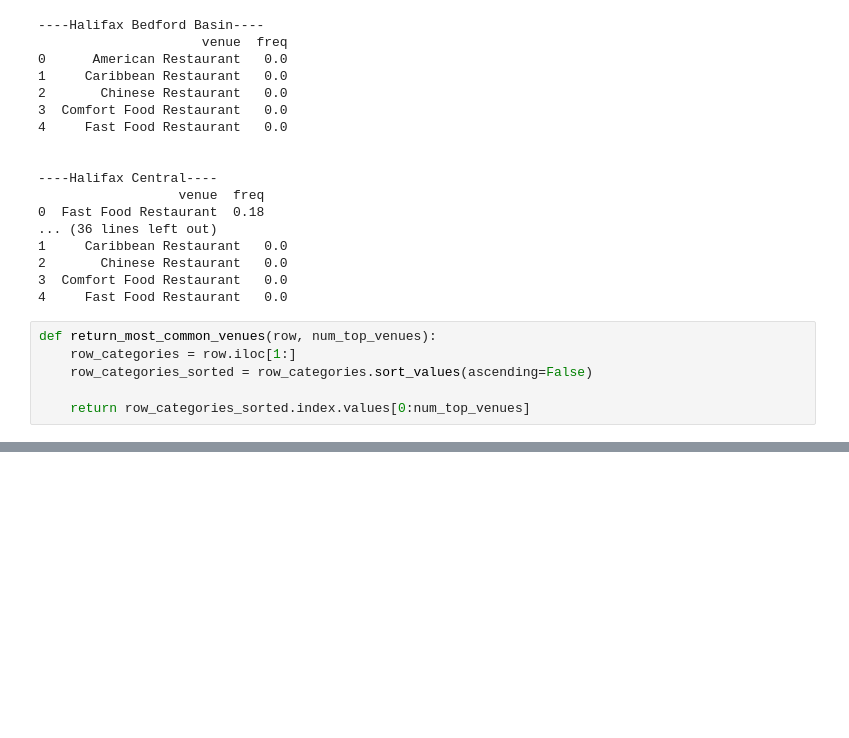
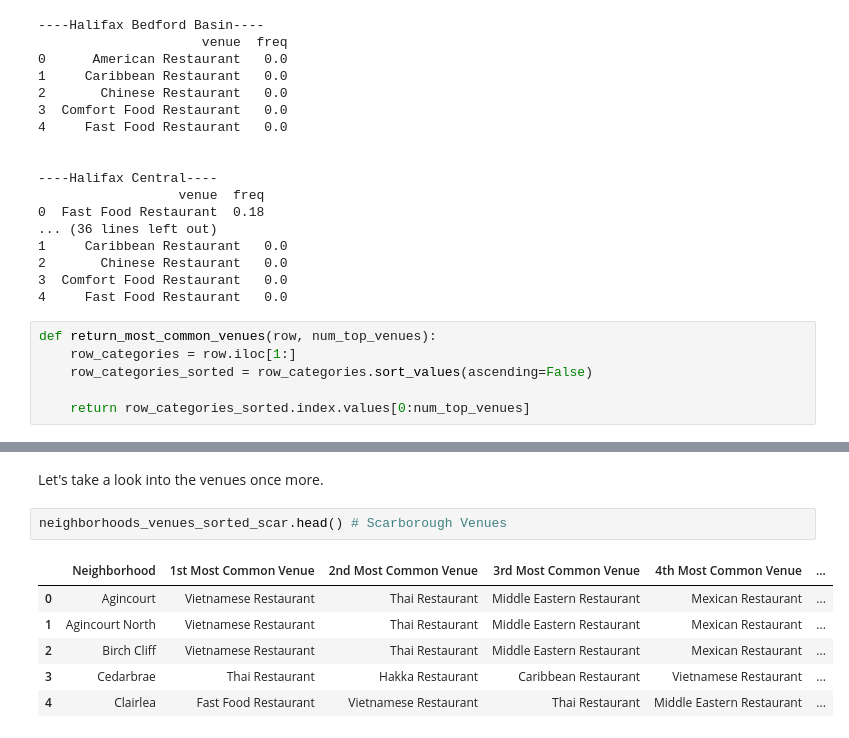
Before and after one commit to KrishnaChaitanya1/Coursera_Capstone, a Jupyter notebook: Final Capstone Project/Relations between food cuisines.ipynb, the cells around one changed output, grey strips where cells are left out. Drawn from its saved outputs; the diff is of its cells as text; blank space fills up the shorter version.

```diff
--- a/Final Capstone Project/Relations between food cuisines.ipynb
+++ b/Final Capstone Project/Relations between food cuisines.ipynb
@@ -791,3 +833,14 @@ neighborhoods_venues_sorted
 | 3 | Halifax Mid-Harbour Nova Scotia P... | Restaurant | Sushi Restaurant | Turkish Restaurant | Seafood Restaurant | ... |
 | 4 | Halifax Upper Harbour | Middle Eastern Restaurant | Sushi Restaurant | Seafood Restaurant | Italian Restaurant | ... |
 | 5 | Halifax West | Vietnamese Restaurant | Vegetarian / Vegan Restaurant | Turkish Restaurant | Thai Restaurant | ... |
+# %% [markdown]
+Let's take a look into the venues once more.
+# %%
+neighborhoods_venues_sorted_scar.head() # Scarborough Venues
+# %% [output]
+|  | Neighborhood | 1st Most Common Venue | 2nd Most Common Venue | 3rd Most Common Venue | 4th Most Common Venue | ... |
+| 0 | Agincourt | Vietnamese Restaurant | Thai Restaurant | Middle Eastern Restaurant | Mexican Restaurant | ... |
+| 1 | Agincourt North | Vietnamese Restaurant | Thai Restaurant | Middle Eastern Restaurant | Mexican Restaurant | ... |
+| 2 | Birch Cliff | Vietnamese Restaurant | Thai Restaurant | Middle Eastern Restaurant | Mexican Restaurant | ... |
+| 3 | Cedarbrae | Thai Restaurant | Hakka Restaurant | Caribbean Restaurant | Vietnamese Restaurant | ... |
+| 4 | Clairlea | Fast Food Restaurant | Vietnamese Restaurant | Thai Restaurant | Middle Eastern Restaurant | ... |
```
Also changed, not shown: parts of 34 cells of this notebook.
